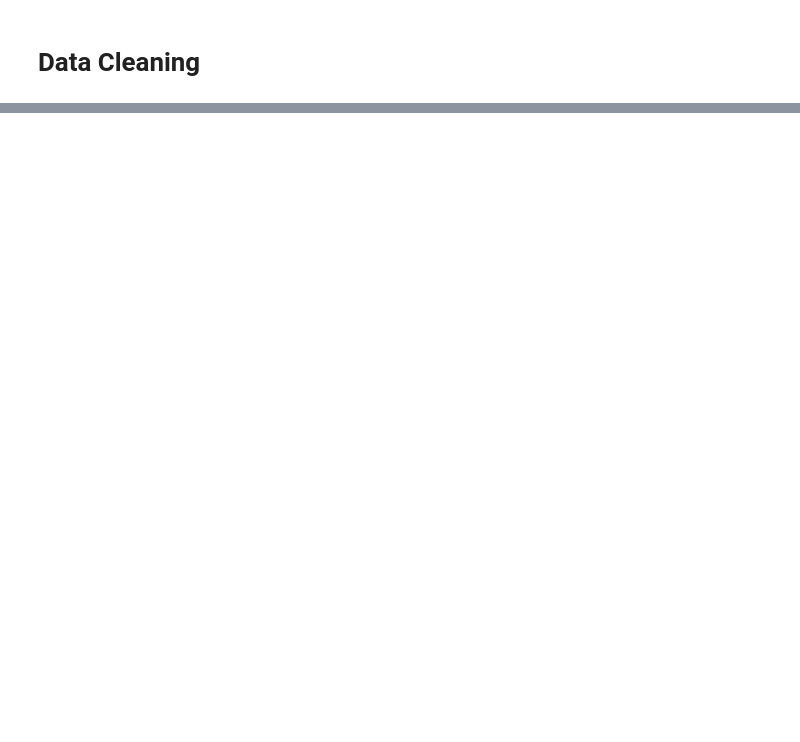
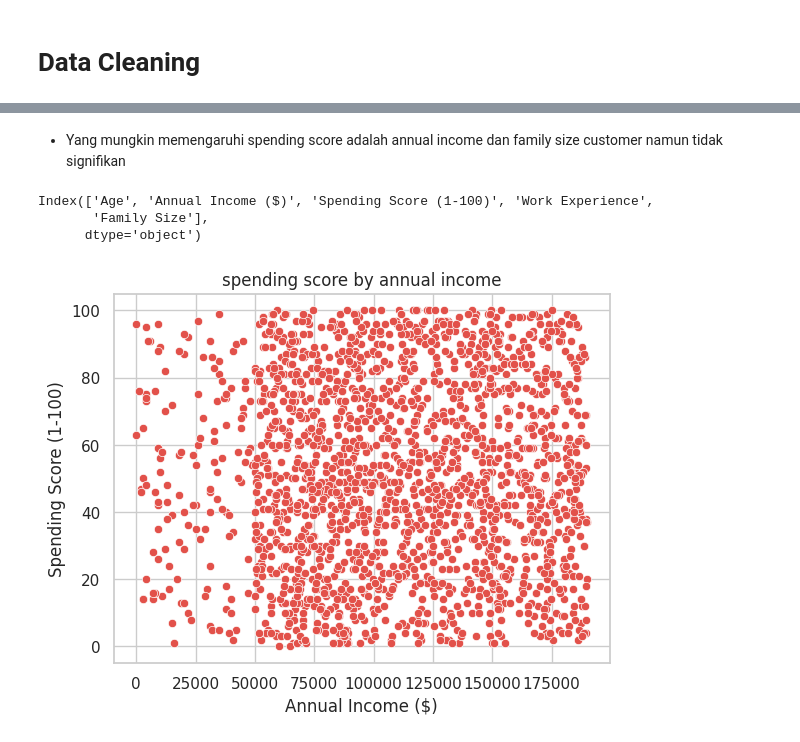
Before and after one commit to MuhammadJundullah/Data-Analysis, a Jupyter notebook: E-Commerse Customer Analysis/Second_Car_Analytics_Overview.ipynb, the cells around one changed output, grey strips where cells are left out. Saved outputs shown, nothing was run; the diff lists cells and outputs as text; code cells hidden in the pictures; blank space fills up the shorter version.

```diff
--- a/E-Commerse Customer Analysis/Second_Car_Analytics_Overview.ipynb
+++ b/E-Commerse Customer Analysis/Second_Car_Analytics_Overview.ipynb
@@ -205,0 +169,14 @@ plt.show()
+# %% [markdown]
+* Yang mungkin memengaruhi spending score adalah annual income dan family size customer namun tidak signifikan
+# %%
+df_to_plot.columns
+# %% [output]
+Index(['Age', 'Annual Income ($)', 'Spending Score (1-100)', 'Work Experience',
+       'Family Size'],
+      dtype='object')
+# %%
+sns.scatterplot(data=df, x=df["Annual Income ($)"], y=df["Spending Score (1-100)"] )
+plt.title("spending score by annual income")
+plt.show()
+# %% [output]
+[figure, added]
```
Also changed, not shown: parts of 62 cells of this notebook.
